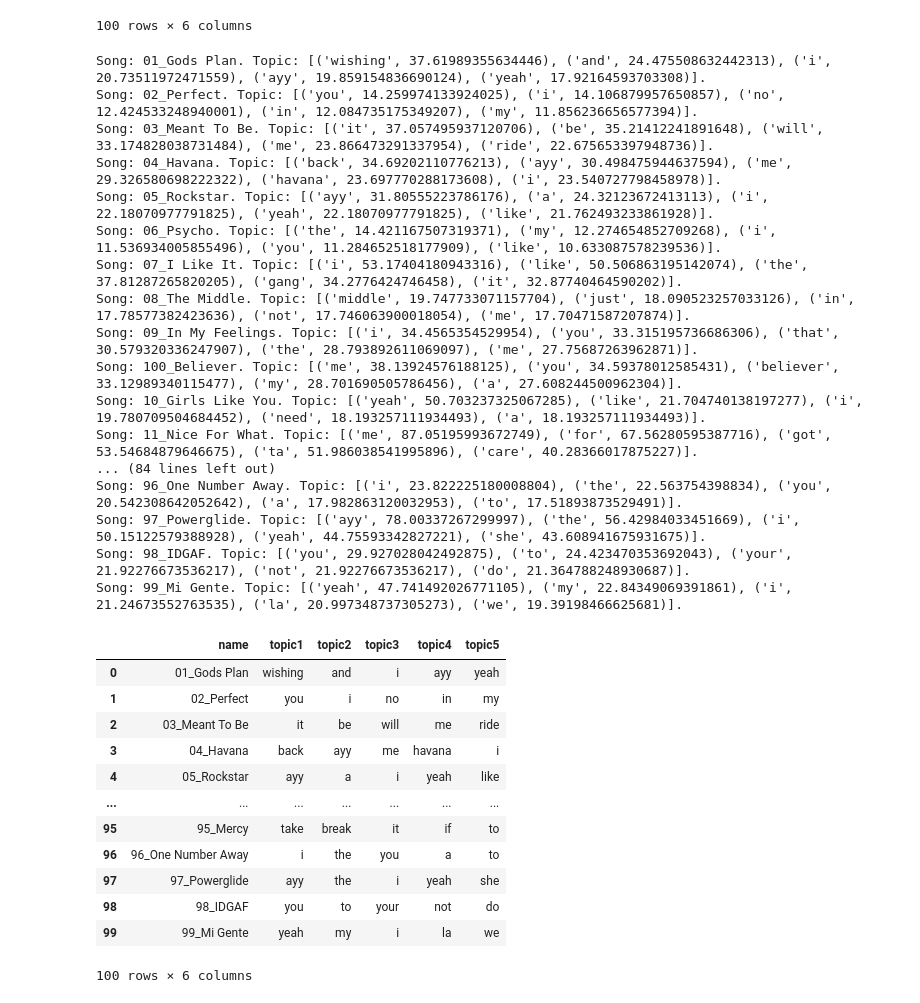
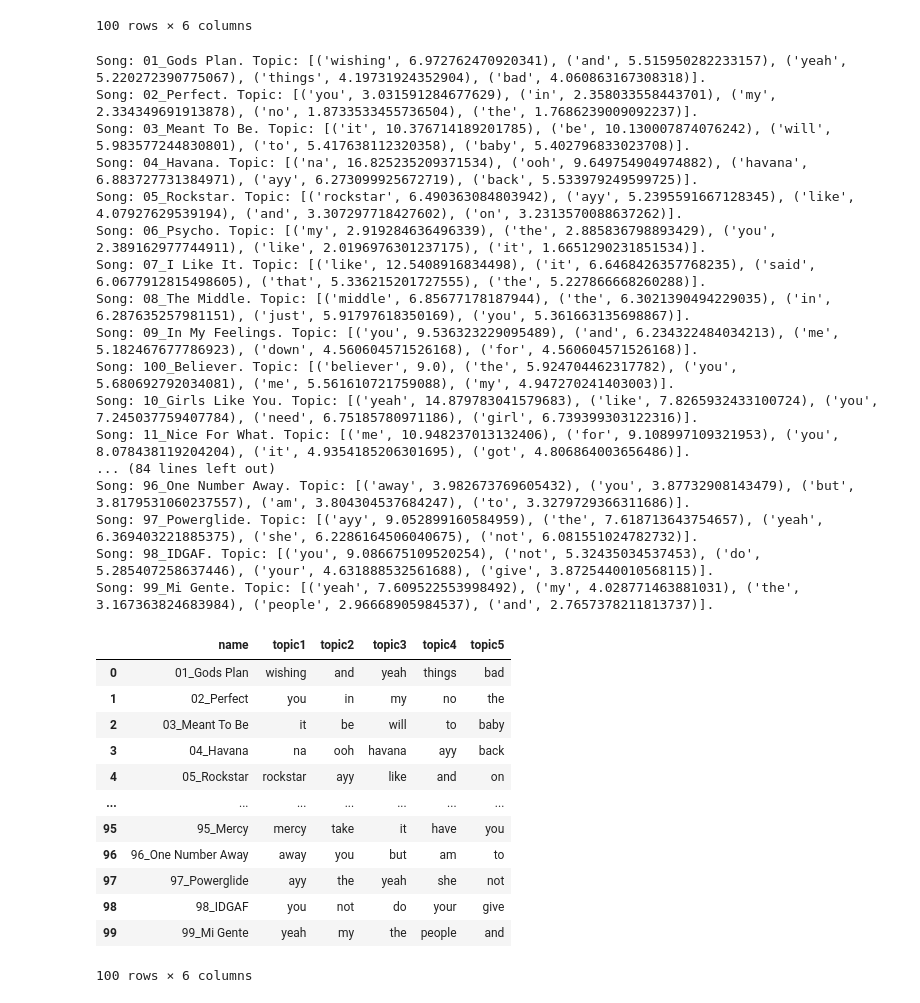
Before and after one commit to AnkieFan/DACS-Elevator-Radio-Producer, a Jupyter notebook: demo.ipynb, the cells around one changed output. Cells and saved outputs as stored; diff of their text form; code cells hidden in the pictures.

Commit message:
Used TFIDF from sklearn

```diff
--- a/demo.ipynb
+++ b/demo.ipynb
@@ -344,39 +344,39 @@ Song: 99_Mi Gente. Topic: [('rhythm', 0.4863), ('music', 0.3976), ('disco', 0.36
 100 rows × 6 columns
 # %%
 lyrics_tokens = read_cleaned_data(address, remove_stopwords = False, stem_words = False)
-result = get_keywords(lyrics_tokens, model = 'tfidf')
+result = get_keywords(lyrics_tokens, model = 'sk_tfidf')
 df = store_extraction_result(result, f"/experiments/tfidf_ff.csv")
 df
 # %% [output]
-Song: 01_Gods Plan. Topic: [('wishing', 37.61989355634446), ('and', 24.475508632442313), ('i', 20.73511972471559), ('ayy', 19.859154836690124), ('yeah', 17.92164593703308)].
-Song: 02_Perfect. Topic: [('you', 14.259974133924025), ('i', 14.106879957650857), ('no', 12.424533248940001), ('in', 12.084735175349207), ('my', 11.856236656577394)].
-Song: 03_Meant To Be. Topic: [('it', 37.057495937120706), ('be', 35.21412241891648), ('will', 33.174828038731484), ('me', 23.866473291337954), ('ride', 22.675653397948736)].
-Song: 04_Havana. Topic: [('back', 34.69202110776213), ('ayy', 30.498475944637594), ('me', 29.326580698222322), ('havana', 23.697770288173608), ('i', 23.540727798458978)].
-Song: 05_Rockstar. Topic: [('ayy', 31.80555223786176), ('a', 24.32123672413113), ('i', 22.18070977791825), ('yeah', 22.18070977791825), ('like', 21.762493233861928)].
-Song: 06_Psycho. Topic: [('the', 14.421167507319371), ('my', 12.274654852709268), ('i', 11.536934005855496), ('you', 11.284652518177909), ('like', 10.633087578239536)].
-Song: 07_I Like It. Topic: [('i', 53.17404180943316), ('like', 50.506863195142074), ('the', 37.81287265820205), ('gang', 34.2776424746458), ('it', 32.87740464590202)].
-Song: 08_The Middle. Topic: [('middle', 19.747733071157704), ('just', 18.090523257033126), ('in', 17.78577382423636), ('not', 17.746063900018054), ('me', 17.70471587207874)].
-Song: 09_In My Feelings. Topic: [('i', 34.4565354529954), ('you', 33.315195736686306), ('that', 30.579320336247907), ('the', 28.793892611069097), ('me', 27.75687263962871)].
-Song: 100_Believer. Topic: [('me', 38.13924576188125), ('you', 34.59378012585431), ('believer', 33.12989340115477), ('my', 28.701690505786456), ('a', 27.608244500962304)].
-Song: 10_Girls Like You. Topic: [('yeah', 50.703237325067285), ('like', 21.704740138197277), ('i', 19.780709504684452), ('need', 18.193257111934493), ('a', 18.193257111934493)].
-Song: 11_Nice For What. Topic: [('me', 87.05195993672749), ('for', 67.56280595387716), ('got', 53.54684879646675), ('ta', 51.986038541995896), ('care', 40.28366017875227)].
+Song: 01_Gods Plan. Topic: [('wishing', 6.972762470920341), ('and', 5.515950282233157), ('yeah', 5.220272390775067), ('things', 4.19731924352904), ('bad', 4.060863167308318)].
+Song: 02_Perfect. Topic: [('you', 3.031591284677629), ('in', 2.358033558443701), ('my', 2.334349691913878), ('no', 1.8733533455736504), ('the', 1.7686239009092237)].
+Song: 03_Meant To Be. Topic: [('it', 10.376714189201785), ('be', 10.130007874076242), ('will', 5.983577244830801), ('to', 5.417638112320358), ('baby', 5.402796833023708)].
+Song: 04_Havana. Topic: [('na', 16.825235209371534), ('ooh', 9.649754904974882), ('havana', 6.883727731384971), ('ayy', 6.273099925672719), ('back', 5.533979249599725)].
+Song: 05_Rockstar. Topic: [('rockstar', 6.490363084803942), ('ayy', 5.2395591667128345), ('like', 4.07927629539194), ('and', 3.307297718427602), ('on', 3.2313570088637262)].
+Song: 06_Psycho. Topic: [('my', 2.919284636496339), ('the', 2.885836798893429), ('you', 2.389162977744911), ('like', 2.0196976301237175), ('it', 1.6651290231851534)].
+Song: 07_I Like It. Topic: [('like', 12.5408916834498), ('it', 6.6468426357768235), ('said', 6.0677912815498605), ('that', 5.336215201727555), ('the', 5.227866668260288)].
+Song: 08_The Middle. Topic: [('middle', 6.85677178187944), ('the', 6.3021390494229035), ('in', 6.287635257981151), ('just', 5.91797618350169), ('you', 5.361663135698867)].
+Song: 09_In My Feelings. Topic: [('you', 9.536323229095489), ('and', 6.234322484034213), ('me', 5.182467677786923), ('down', 4.560604571526168), ('for', 4.560604571526168)].
+Song: 100_Believer. Topic: [('believer', 9.0), ('the', 5.924704462317782), ('you', 5.680692792034081), ('me', 5.561610721759088), ('my', 4.947270241403003)].
+Song: 10_Girls Like You. Topic: [('yeah', 14.879783041579683), ('like', 7.8265932433100724), ('you', 7.245037759407784), ('need', 6.75185780971186), ('girl', 6.739399303122316)].
+Song: 11_Nice For What. Topic: [('me', 10.948237013132406), ('for', 9.108997109321953), ('you', 8.078438119204204), ('it', 4.9354185206301695), ('got', 4.806864003656486)].
 ... (84 lines left out)
-Song: 96_One Number Away. Topic: [('i', 23.822225180008804), ('the', 22.563754398834), ('you', 20.542308642052642), ('a', 17.982863120032953), ('to', 17.51893873529491)].
-Song: 97_Powerglide. Topic: [('ayy', 78.00337267299997), ('the', 56.42984033451669), ('i', 50.15122579388928), ('yeah', 44.75593342827221), ('she', 43.608941675931675)].
-Song: 98_IDGAF. Topic: [('you', 29.927028042492875), ('to', 24.423470353692043), ('your', 21.92276673536217), ('not', 21.92276673536217), ('do', 21.364788248930687)].
-Song: 99_Mi Gente. Topic: [('yeah', 47.741492026771105), ('my', 22.84349069391861), ('i', 21.24673552763535), ('la', 20.997348737305273), ('we', 19.39198466625681)].
+Song: 96_One Number Away. Topic: [('away', 3.982673769605432), ('you', 3.87732908143479), ('but', 3.8179531060237557), ('am', 3.804304537684247), ('to', 3.3279729366311686)].
+Song: 97_Powerglide. Topic: [('ayy', 9.052899160584959), ('the', 7.618713643754657), ('yeah', 6.369403221885375), ('she', 6.2286164506040675), ('not', 6.081551024782732)].
+Song: 98_IDGAF. Topic: [('you', 9.086675109520254), ('not', 5.32435034537453), ('do', 5.285407258637446), ('your', 4.631888532561688), ('give', 3.8725440010568115)].
+Song: 99_Mi Gente. Topic: [('yeah', 7.609522553998492), ('my', 4.028771463881031), ('the', 3.167363824683984), ('people', 2.96668905984537), ('and', 2.7657378211813737)].
 |  | name | topic1 | topic2 | topic3 | topic4 | topic5 |
-| 0 | 01_Gods Plan | wishing | and | i | ayy | yeah |
-| 1 | 02_Perfect | you | i | no | in | my |
-| 2 | 03_Meant To Be | it | be | will | me | ride |
-| 3 | 04_Havana | back | ayy | me | havana | i |
-| 4 | 05_Rockstar | ayy | a | i | yeah | like |
+| 0 | 01_Gods Plan | wishing | and | yeah | things | bad |
+| 1 | 02_Perfect | you | in | my | no | the |
+| 2 | 03_Meant To Be | it | be | will | to | baby |
+| 3 | 04_Havana | na | ooh | havana | ayy | back |
+| 4 | 05_Rockstar | rockstar | ayy | like | and | on |
 | ... | ... | ... | ... | ... | ... | ... |
-| 95 | 95_Mercy | take | break | it | if | to |
-| 96 | 96_One Number Away | i | the | you | a | to |
-| 97 | 97_Powerglide | ayy | the | i | yeah | she |
-| 98 | 98_IDGAF | you | to | your | not | do |
-| 99 | 99_Mi Gente | yeah | my | i | la | we |
+| 95 | 95_Mercy | mercy | take | it | have | you |
+| 96 | 96_One Number Away | away | you | but | am | to |
+| 97 | 97_Powerglide | ayy | the | yeah | she | not |
+| 98 | 98_IDGAF | you | not | do | your | give |
+| 99 | 99_Mi Gente | yeah | my | the | people | and |
 100 rows × 6 columns
 # %%
 lyrics_tokens = read_cleaned_data(address, remove_stopwords = False, stem_words = True)
```
Also changed, not shown: parts of 6 cells of this notebook, 6 other files.
